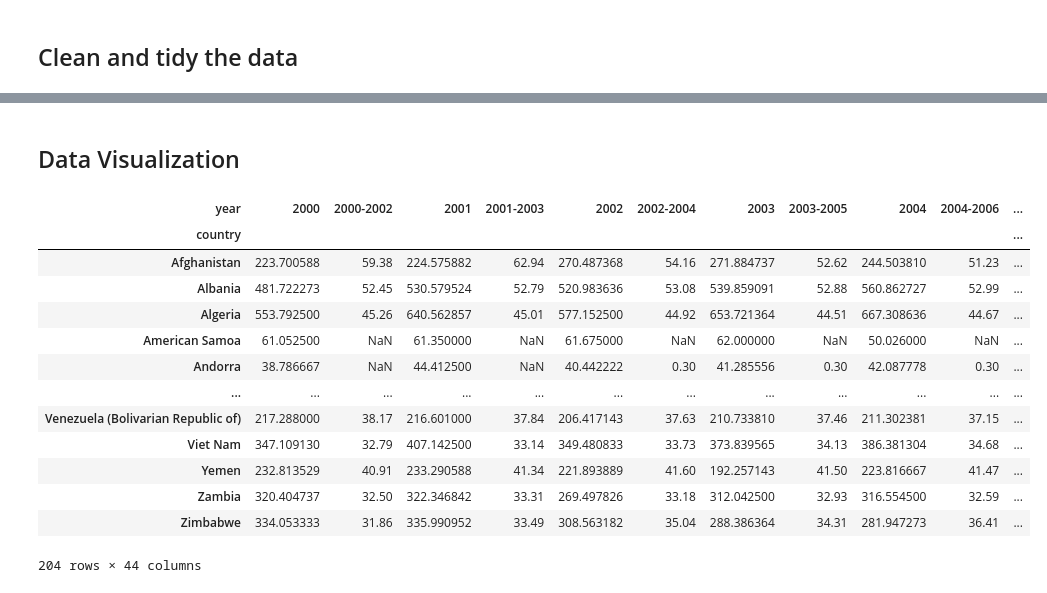
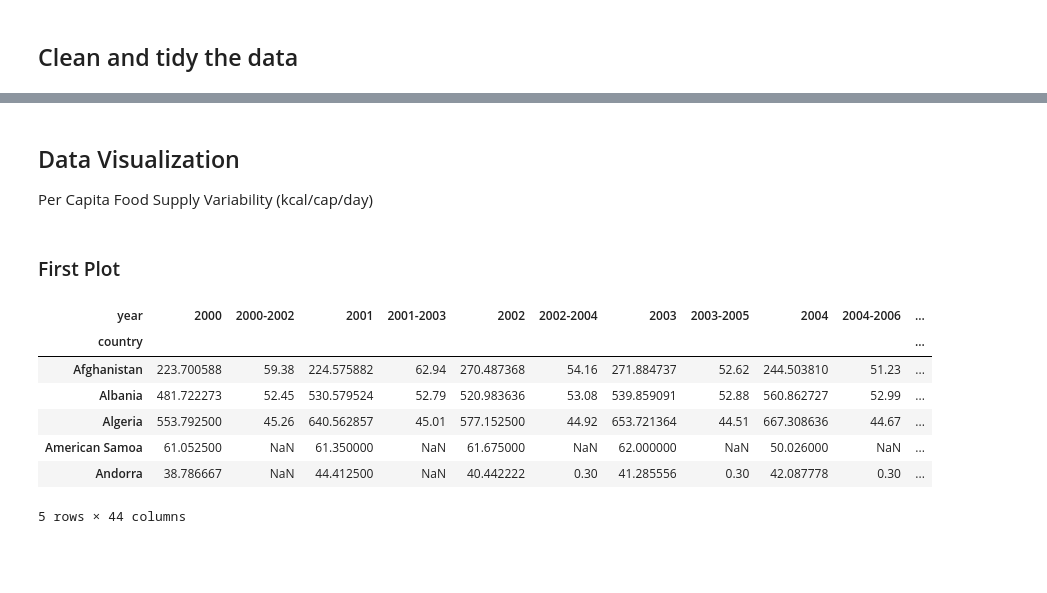
Before and after one commit to hannah-hana-kim/DSAN-5200-Project, a Jupyter notebook: main.ipynb, the cells around one changed output, grey strips where cells are left out. Drawn from its saved outputs; the diff is of its cells as text; code cells hidden in the pictures; blank space fills up the shorter version.

```diff
--- a/main.ipynb
+++ b/main.ipynb
@@ -105,8 +77,12 @@ df1 = df1.groupby(['country', 'item'], as_index=False)['value'].mean()
 
 # round the value column
 df1['value'] = df1['value'].round(2)
-# %% [markdown]
-## Data Visualization
+# %% [markdown]
+## Data Visualization
+
+Per Capita Food Supply Variability (kcal/cap/day)
+# %% [markdown]
+### First Plot
 # %%
 # choropleth
 fig = px.choropleth(df1, locations = 'country',
@@ -121,26 +97,20 @@ fig.show()
 # %%
 # time series data
 df2 = df[['country', 'year', 'value']]
 # convert the value column to float
 df2['value'] = pd.to_numeric(df2['value'], errors='coerce')
 df2 = df2.groupby(['country', 'year']).mean().reset_index()
 df2 = df2.pivot(index='country', columns='year', values='value')
-df2
+df2.head()
 # %% [output]
 | year | 2000 | 2000-2002 | 2001 | 2001-2003 | 2002 | 2002-2004 | 2003 | 2003-2005 | 2004 | 2004-2006 | ... |
 | country |  |  |  |  |  |  |  |  |  |  | ... |
 | Afghanistan | 223.700588 | 59.38 | 224.575882 | 62.94 | 270.487368 | 54.16 | 271.884737 | 52.62 | 244.503810 | 51.23 | ... |
 | Albania | 481.722273 | 52.45 | 530.579524 | 52.79 | 520.983636 | 53.08 | 539.859091 | 52.88 | 560.862727 | 52.99 | ... |
 | Algeria | 553.792500 | 45.26 | 640.562857 | 45.01 | 577.152500 | 44.92 | 653.721364 | 44.51 | 667.308636 | 44.67 | ... |
 | American Samoa | 61.052500 | NaN | 61.350000 | NaN | 61.675000 | NaN | 62.000000 | NaN | 50.026000 | NaN | ... |
 | Andorra | 38.786667 | NaN | 44.412500 | NaN | 40.442222 | 0.30 | 41.285556 | 0.30 | 42.087778 | 0.30 | ... |
-| ... | ... | ... | ... | ... | ... | ... | ... | ... | ... | ... | ... |
-| Venezuela (Bolivarian Republic of) | 217.288000 | 38.17 | 216.601000 | 37.84 | 206.417143 | 37.63 | 210.733810 | 37.46 | 211.302381 | 37.15 | ... |
-| Viet Nam | 347.109130 | 32.79 | 407.142500 | 33.14 | 349.480833 | 33.73 | 373.839565 | 34.13 | 386.381304 | 34.68 | ... |
-| Yemen | 232.813529 | 40.91 | 233.290588 | 41.34 | 221.893889 | 41.60 | 192.257143 | 41.50 | 223.816667 | 41.47 | ... |
-| Zambia | 320.404737 | 32.50 | 322.346842 | 33.31 | 269.497826 | 33.18 | 312.042500 | 32.93 | 316.554500 | 32.59 | ... |
-| Zimbabwe | 334.053333 | 31.86 | 335.990952 | 33.49 | 308.563182 | 35.04 | 288.386364 | 34.31 | 281.947273 | 36.41 | ... |
-204 rows × 44 columns
+5 rows × 44 columns
 # %%
 absolute_change = df2['2021'] - df2['2000']
 relative_change = ((df2['2021'] - df2['2000']) / df2['2000']) * 100
```
Also changed, not shown: parts of 13 cells of this notebook.
